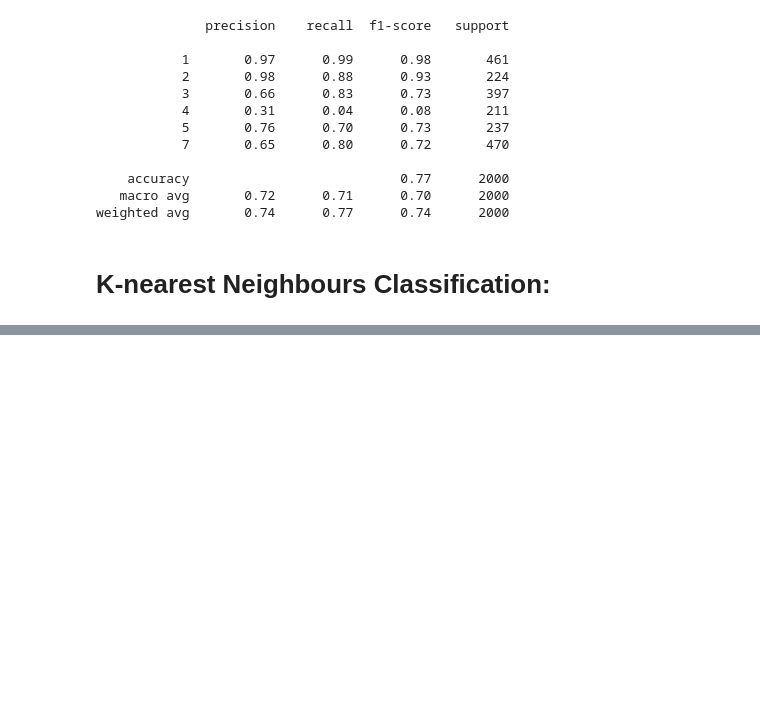
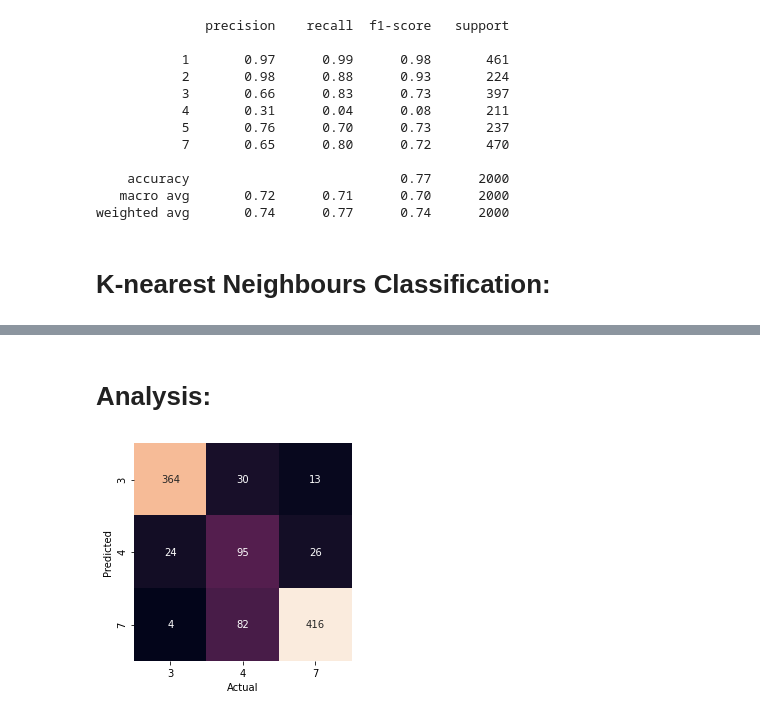
Before and after one commit to dasanaei/ME597-project, a Jupyter notebook: RemoteSensingClassification.ipynb, the cells around one changed output, grey strips where cells are left out. Drawn from its saved outputs; the diff is of its cells as text; code cells hidden in the pictures; blank space fills up the shorter version.

```diff
--- a/RemoteSensingClassification.ipynb
+++ b/RemoteSensingClassification.ipynb
@@ -117,10 +136,10 @@ y_hat_rbf = model_poly.predict(test_x)
 score = accuracy_score(test_y, y_hat_rbf)
 print("RFB SVM Accuracy: ", score)
 
-mat = confusion_matrix(test_y, y_hat_rbf)
+mat_rbf = confusion_matrix(test_y, y_hat_rbf)
 x_axis_labels = [1,2,3,4,5,7] # labels for x-axis
 y_axis_labels = [1,2,3,4,5,7] # labels for y-axis
-sns.heatmap(mat.T, square=True, annot=True, fmt='d', cbar=False, xticklabels=x_axis_labels, yticklabels=y_axis_labels
+sns.heatmap(mat_rbf.T, square=True, annot=True, fmt='d', cbar=False, xticklabels=x_axis_labels, yticklabels=y_axis_labels
     )
 plt.xlabel('Actual')
 plt.ylabel('Predicted');
@@ -229,0 +265,14 @@ weighted avg       0.89      0.90      0.89      2000
+# %% [markdown]
+# Analysis:
+# %%
+# Grey Soil Analysis For Rbf
+grey = np.delete(np.delete(mat_rbf, [0,1,4], 0), [0,1,4], 1)
+
+x_axis_labels = [3,4,7] # labels for x-axis
+y_axis_labels = [3,4,7] # labels for y-axis
+sns.heatmap(grey.T, square=True, annot=True, fmt='d', cbar=False, xticklabels=x_axis_labels, yticklabels=y_axis_labels
+    )
+plt.xlabel('Actual')
+plt.ylabel('Predicted');
+# %% [output]
+[figure, added]
```
Also changed, not shown: parts of 13 cells of this notebook.
